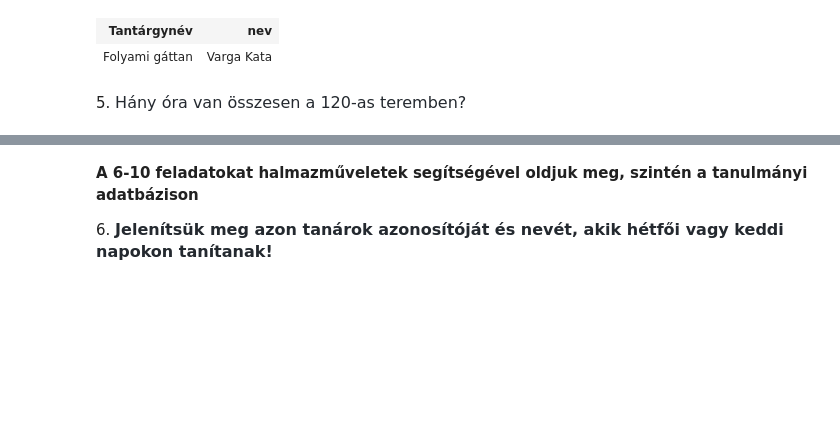
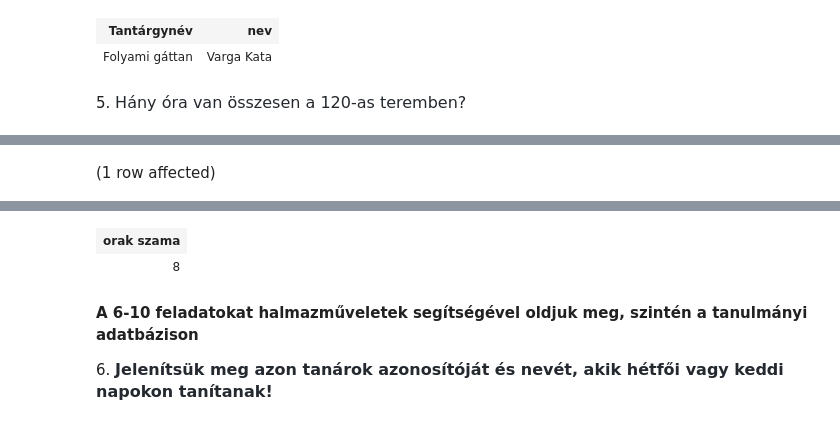
Before and after one commit to KedvesAnita/Adat, a Jupyter notebook: gyakorlat03_feladatok.ipynb, the cells around one changed output, grey strips where cells are left out. Drawn from its saved outputs; the diff is of its cells as text; code cells hidden in the pictures; blank space fills up the shorter version.

```diff
--- a/gyakorlat03_feladatok.ipynb
+++ b/gyakorlat03_feladatok.ipynb
@@ -103,0 +100,6 @@ Total execution time: 00:00:00
+# %%
+SELECT COUNT(*) as 'orak szama'
+from Orak o join Termek t on o.terem= t.Tkód
+where t.terem= '120'
+# %% [output]
+(1 row affected)
@@ -104,3 +107,5 @@ Total execution time: 00:00:00
+| orak szama |
+| 8 |
 # %% [markdown]
 **A 6-10 feladatokat halmazműveletek segítségével oldjuk meg, szintén a tanulmányi adatbázison**
 
```
Also changed, not shown: parts of 6 cells of this notebook, 1 other file.
